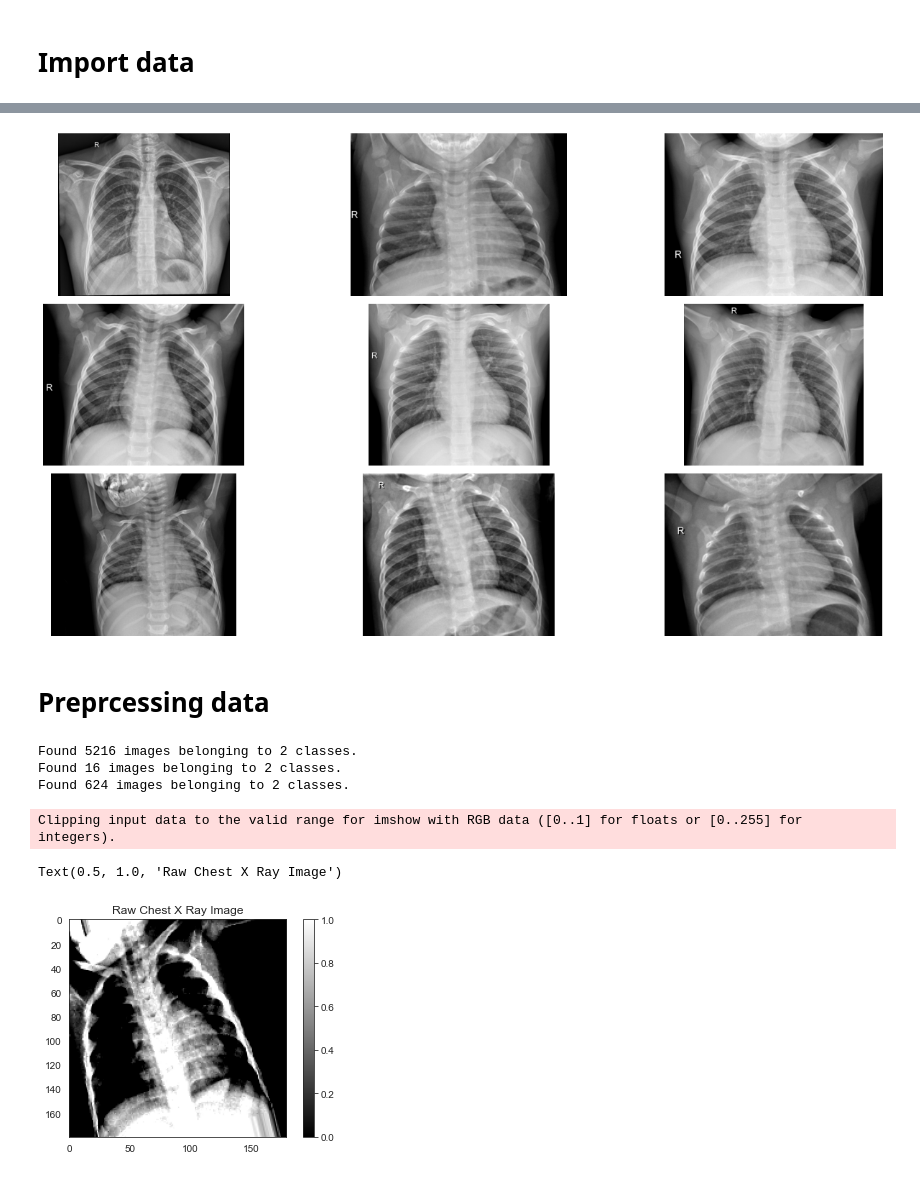
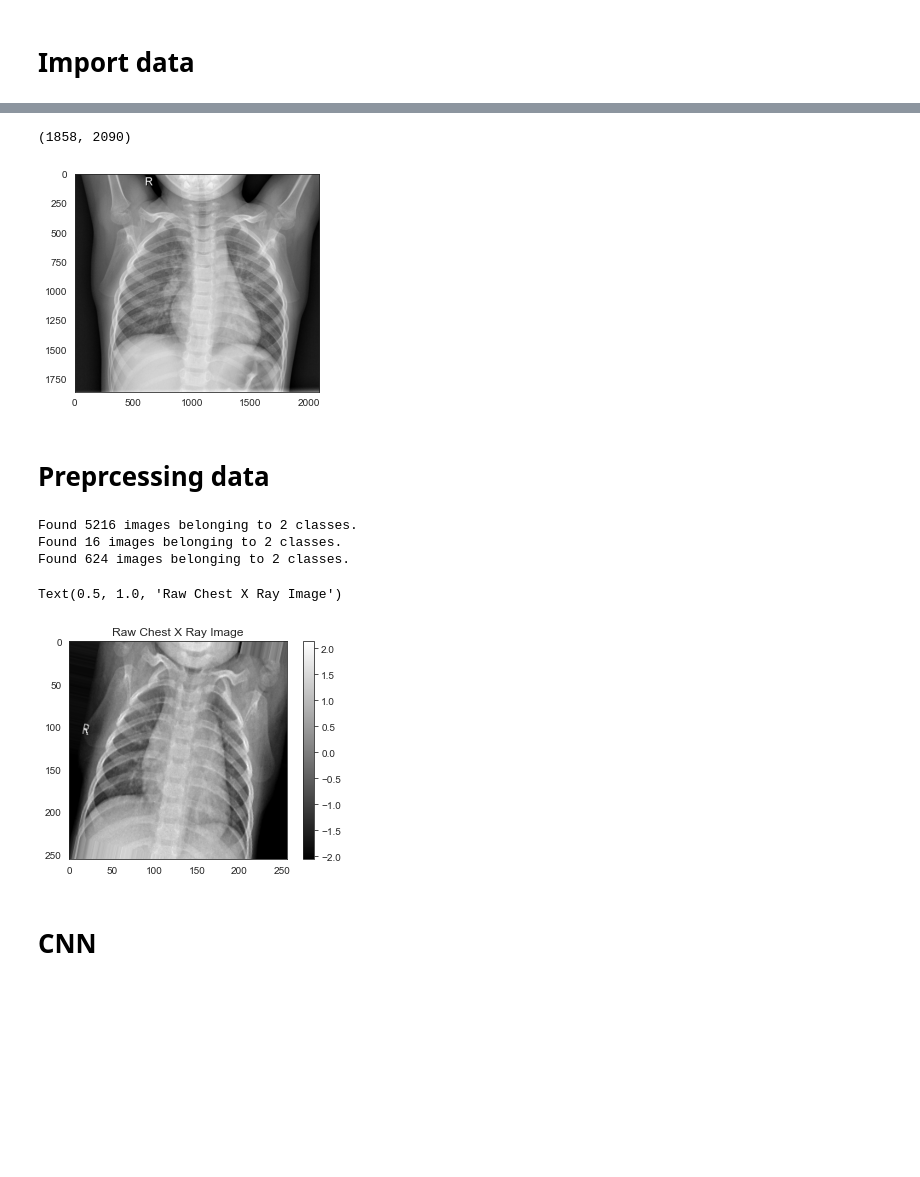
Before and after one commit to rex999wang/Comp576, a Jupyter notebook: final.ipynb, the cells around one changed output, grey strips where cells are left out. Cells and saved outputs as stored; diff of their text form; code cells hidden in the pictures; blank space fills up the shorter version.

```diff
--- a/final.ipynb
+++ b/final.ipynb
@@ -61,18 +61,13 @@ NORMAL=8
 # %%
 normal = os.listdir("./data/train/NORMAL")
 normal_dir = "./data/train/NORMAL"
 
-plt.figure(figsize=(20, 10))
-
-for i in range(9):
-    plt.subplot(3, 3, i + 1)
-    img = plt.imread(os.path.join(normal_dir, normal[i]))
-    plt.imshow(img, cmap='gray')
-    plt.axis('off')
-
-plt.tight_layout()
+sample_image =plt.imread(os.path.join(normal_dir, normal[0]))
+plt.imshow(sample_image,cmap='gray')
+print(sample_image.shape)
 # %% [output]
+(1858, 2090)
-[figure, old version]
+[figure, new version]
 # %% [markdown]
 # Preprcessing data
 # %%
@@ -89,20 +84,23 @@ image_generator = ImageDataGenerator(
 train = image_generator.flow_from_directory(train_dir,
                                             batch_size=8,
                                             shuffle=True,
+                                            color_mode='grayscale',
                                             class_mode='binary',
-                                            target_size=(180, 180))
+                                            target_size=(256, 256))
 
 validation = image_generator.flow_from_directory(val_dir,
                                                 batch_size=1,
                                                 shuffle=False,
+                                                color_mode='grayscale',
                                                 class_mode='binary',
-                                                target_size=(180, 180))
+                                                target_size=(256, 256))
 
 test = image_generator.flow_from_directory(test_dir,
                                             batch_size=1,
                                             shuffle=False,
+                                            color_mode='grayscale',
                                             class_mode='binary',
-                                            target_size=(180, 180))
+                                            target_size=(256, 256))
 
 sns.set_style('white')
 generated_image, label = train.__getitem__(0)
@@ -113,6 +111,7 @@ plt.title('Raw Chest X Ray Image')
 Found 5216 images belonging to 2 classes.
 Found 16 images belonging to 2 classes.
 Found 624 images belonging to 2 classes.
-Clipping input data to the valid range for imshow with RGB data ([0..1] for floats or [0..255] for integers).
+Text(0.5, 1.0, 'Raw Chest X Ray Image')
-Text(0.5, 1.0, 'Raw Chest X Ray Image')
-[figure, old version]
+[figure, new version]
+# %% [markdown]
+# CNN
```
Also changed, not shown: parts of 4 cells of this notebook.
